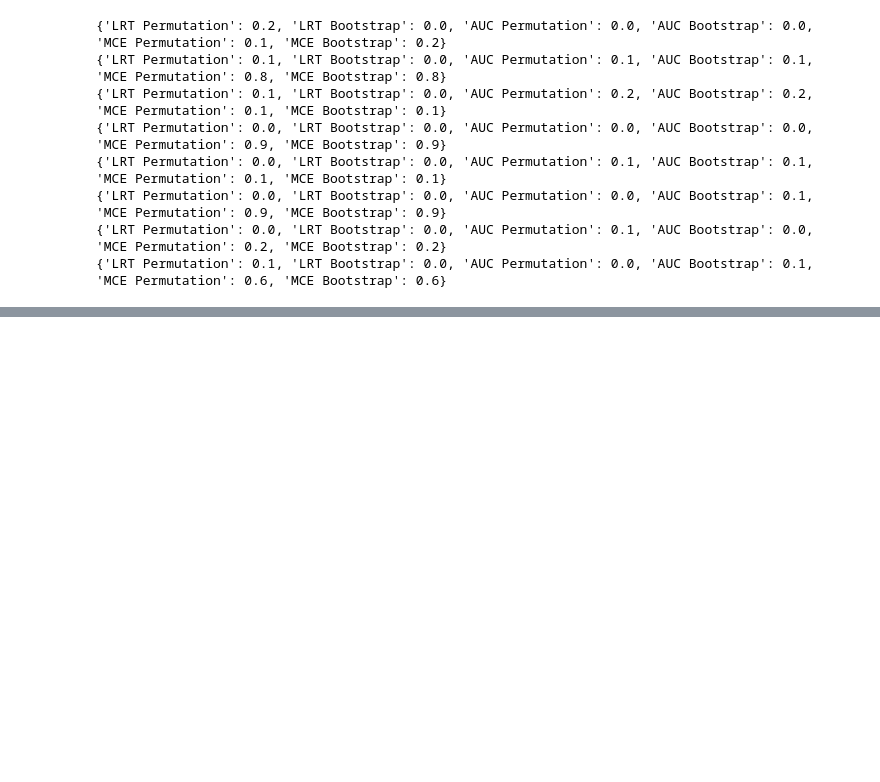
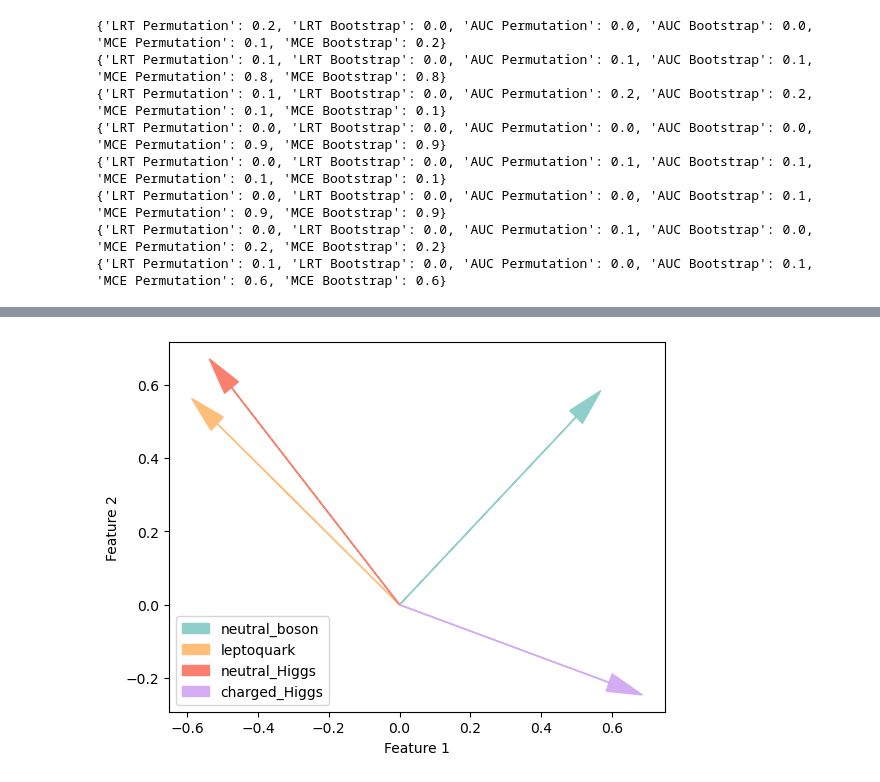
Before and after one commit to ZhengtingHe/ADwithNE, a Jupyter notebook: demo/results.ipynb, the cells around one changed output, grey strips where cells are left out. Drawn from its saved outputs; the diff is of its cells as text; code cells hidden in the pictures; blank space fills up the shorter version.

```diff
--- a/demo/results.ipynb
+++ b/demo/results.ipynb
@@ -169,0 +226,13 @@ for signal in signals:
+# %%
+sig_color = load_toml_config('sig_color')
+# %%
+fig=plt.figure()
+# ax = plt.axes()
+for signal in signals:
+    plt.arrow(0, 0, pca_dict[signal].components_[0][0], pca_dict[signal].components_[0][1], head_width=0.05, head_length=0.1, label=signal, color=sig_color[signal])
+plt.xlabel("Feature 1")
+plt.ylabel("Feature 2")
+plt.legend()
+plt.show()
+# %% [output]
+[figure, added]
```
Also changed, not shown: parts of 8 cells of this notebook, 1 other file.
